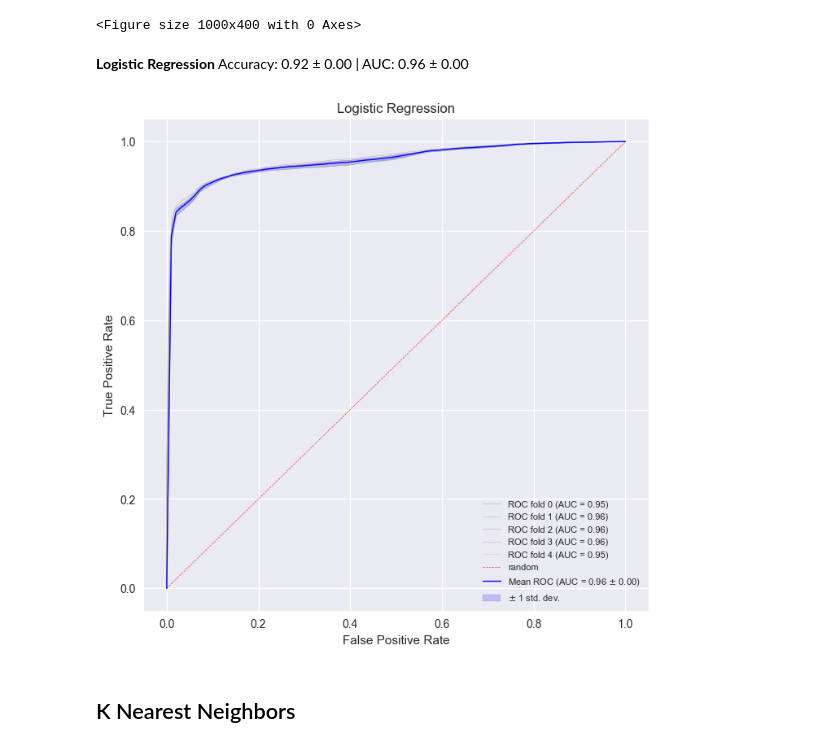
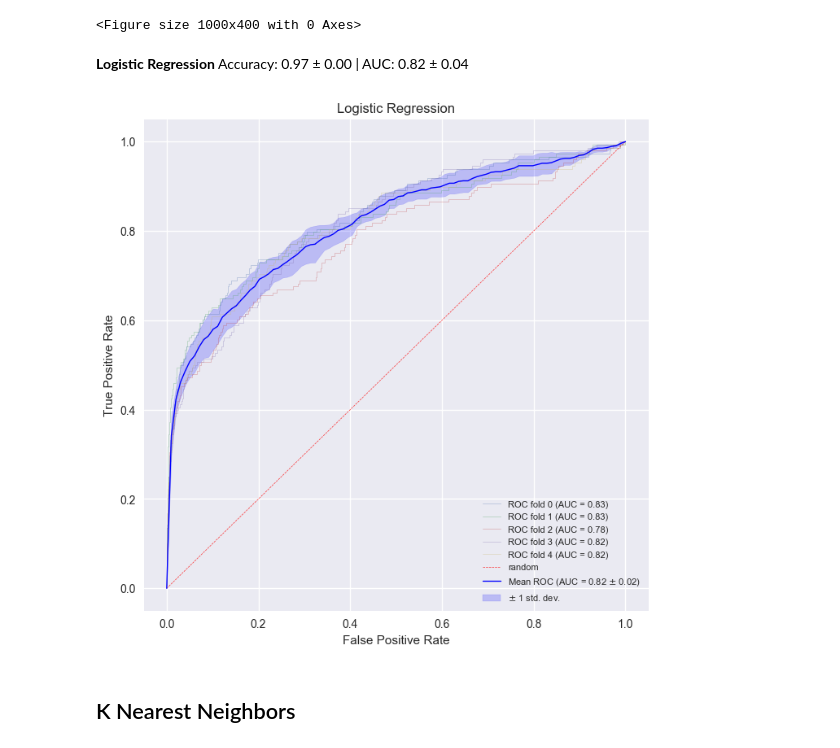
Before and after one commit to ElsaB/impact-annotator, a Jupyter notebook: analysis/prediction/Test.ipynb, the cells around one changed output. Drawn from its saved outputs; the diff is of its cells as text; code cells hidden in the pictures.

```diff
--- a/analysis/prediction/Test.ipynb
+++ b/analysis/prediction/Test.ipynb
@@ -122,5 +117,0 @@ impact_sel = pd.get_dummies(impact_sel, columns = categorical_features_names, sp
-# %%
-# shuffle data
-rng = np.random.RandomState(0)
-permutation = rng.permutation(len(impact_sel))
-impact_sel = impact_sel.iloc[permutation]
@@ -142,0 +138,7 @@ n_folds = 5
+# %%
+i = 0
+for train_index, test_index in cv_strategy.split(X, y):
+    print("Fold %d :\n" % i,
+          "\t- train_index (%5d elements) %s\n" % (len(train_index), str(train_index)),
+          "\t- test_index  (%5d elements) %s" % (len(test_index), str(test_index)))
+    i += 1
@@ -142,0 +161,5 @@ n_folds = 5
+# %%
+from sklearn.model_selection import StratifiedShuffleSplit
+
+# returns stratified randomized folds. The folds are made by preserving the percentage of samples for each class.
+cv_strategy = StratifiedShuffleSplit(n_splits = 5, test_size = 0.2, random_state = 1)
@@ -142,0 +251,8 @@ n_folds = 5
+# %%
+from sklearn.naive_bayes import GaussianNB
+
+model_GaussianNB = GaussianNB()
+
+run(model_GaussianNB, X, y, cv_strategy, plot_roc = True)
+fig, ax = plt.subplots(1, 1, figsize = (6, 6))
+run_roc(model_GaussianNB, X, y, cv_strategy, ax)
@@ -181,16 +306,16 @@ plot_cross_validation_ROC_curves(model_GaussianNB, X, y, n_folds, 'Gaussian Naiv
 # %%
 from sklearn.linear_model import LogisticRegression
 
 model_LogisticRegression = LogisticRegression(random_state = 1)
 
-get_accuracy_and_AUC(model_LogisticRegression, X, y, n_folds, 'Logistic Regression')
+get_accuracy_and_AUC(model_LogisticRegression, X, y, cv_strategy, 'Logistic Regression')
 
 
 fig, ax = plt.subplots(1, 1, figsize = (8, 8))
 plot_cross_validation_ROC_curves(model_LogisticRegression, X, y, n_folds, 'Logistic Regression', ax)
 # %% [output]
-**Logistic Regression** Accuracy: 0.92 ± 0.00 | AUC: 0.96 ± 0.00
+**Logistic Regression** Accuracy: 0.97 ± 0.00 | AUC: 0.82 ± 0.04
-[figure, old version]
+[figure, new version]
 # %%
 from sklearn.model_selection import learning_curve
 train_sizes, train_scores, test_scores = learning_curve(model, X, y, train_sizes = np.linspace(0.1, 1.0, 5), cv = 5)
```
Also changed, not shown: parts of 22 cells of this notebook, 3 other files.
